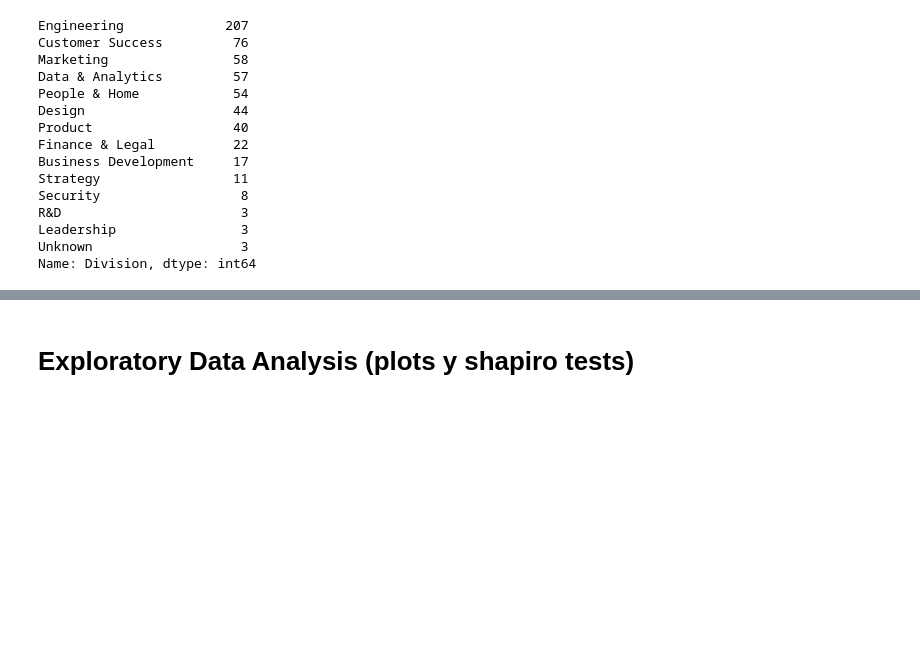
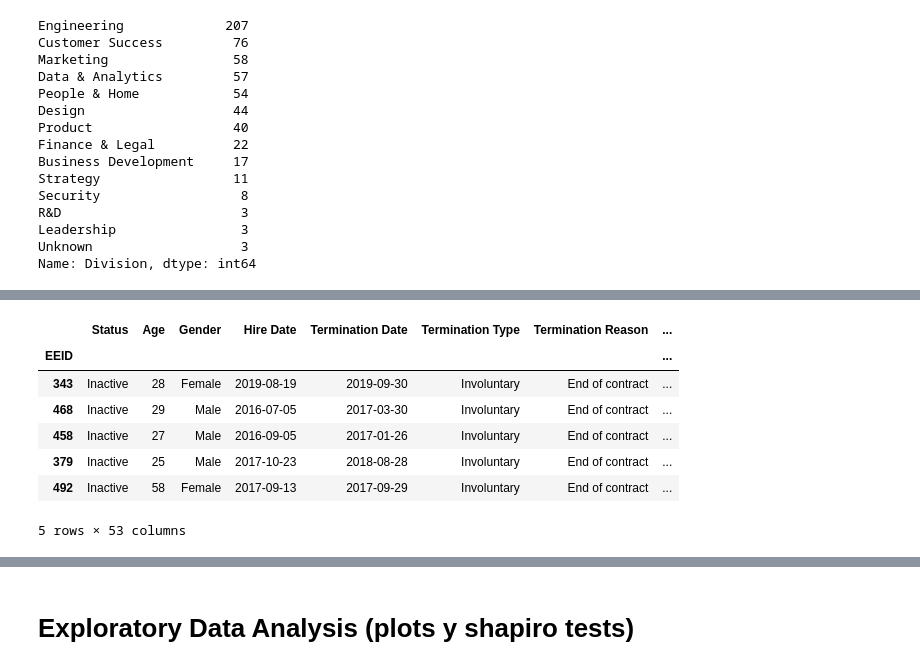
Before and after one commit to ta-datapt-bcn/project-statistical-analysis, a Jupyter notebook: julia-code.ipynb, the cells around one changed output, grey strips where cells are left out. Drawn from its saved outputs; the diff is of its cells as text; code cells hidden in the pictures; blank space fills up the shorter version.

```diff
--- a/julia-code.ipynb
+++ b/julia-code.ipynb
@@ -208,0 +213,7 @@ df['Level'] = df['Level'].replace('(.*)[^EM](?=\d)','E', regex=True)
+# %%
+m_levels = sorted([level for level, count in df['Level'].value_counts().iteritems() if 'M' in level])
+# %%
+sorted_levels = ['Unknown'] + e_levels + m_levels + ['C-Level']
+# %%
+dict_levels = {level:order for level, order in zip(sorted_levels, range(len(sorted_levels)))}
+dict_levels
@@ -209 +235,14 @@ df['Level'] = df['Level'].replace('(.*)[^EM](?=\d)','E', regex=True)
+# %%
+df['Level_ordinal'] = df['Level'].map(dict_levels)
+# %%
+df.head()
+# %% [output]
+|  | Status | Age | Gender | Hire Date | Termination Date | Termination Type | Termination Reason | ... |
+| EEID |  |  |  |  |  |  |  | ... |
+| 343 | Inactive | 28 | Female | 2019-08-19 | 2019-09-30 | Involuntary | End of contract | ... |
+| 468 | Inactive | 29 | Male | 2016-07-05 | 2017-03-30 | Involuntary | End of contract | ... |
+| 458 | Inactive | 27 | Male | 2016-09-05 | 2017-01-26 | Involuntary | End of contract | ... |
+| 379 | Inactive | 25 | Male | 2017-10-23 | 2018-08-28 | Involuntary | End of contract | ... |
+| 492 | Inactive | 58 | Female | 2017-09-13 | 2017-09-29 | Involuntary | End of contract | ... |
+5 rows × 53 columns
 # %%
```
Also changed, not shown: parts of 29 cells of this notebook.
